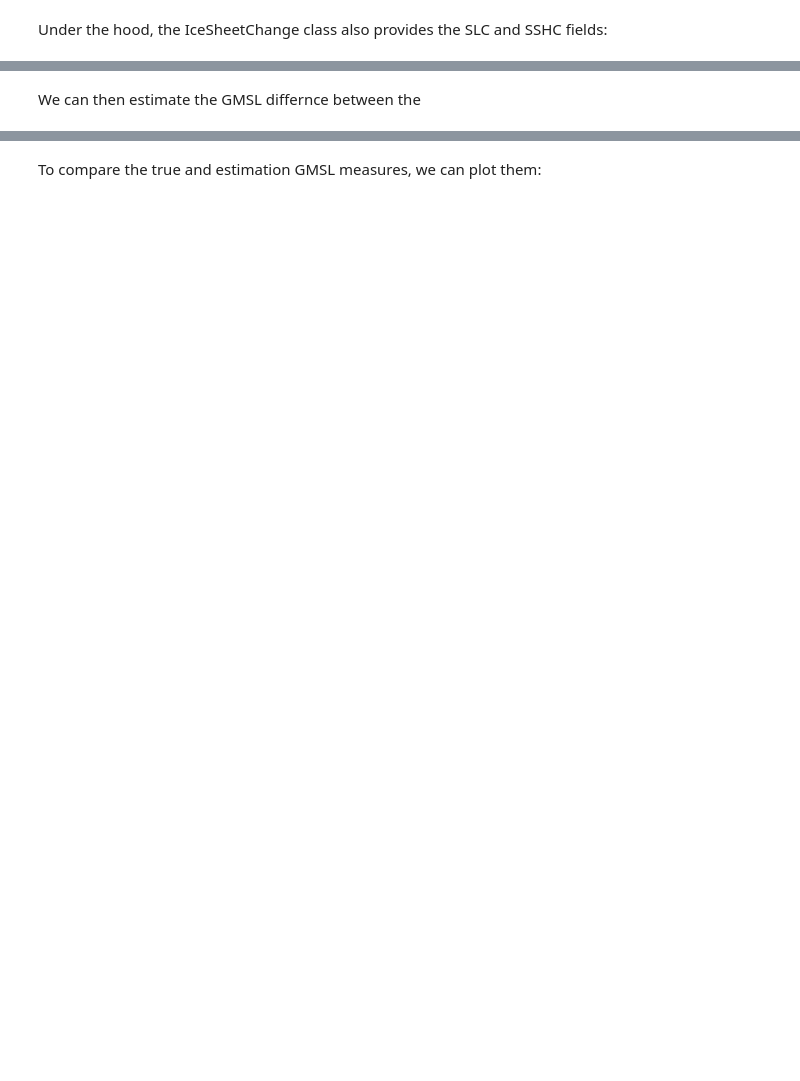
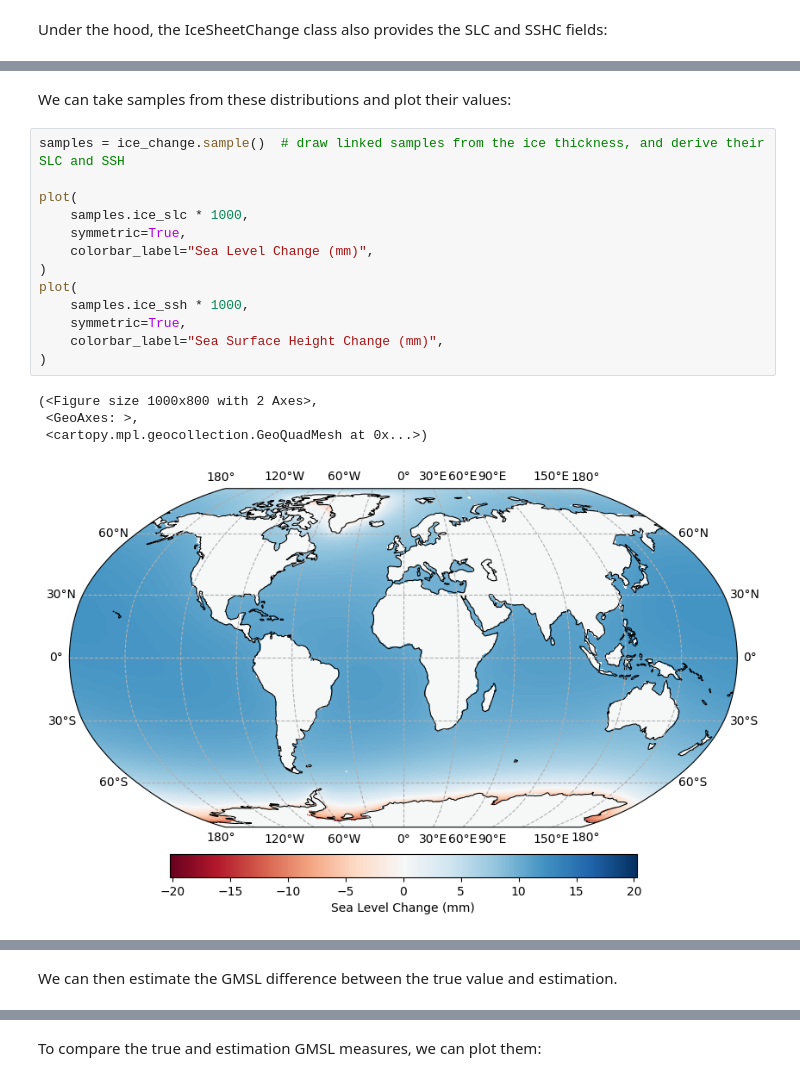
Before and after one commit to 0thomasholland/Part_III_Project, a Jupyter notebook: notebooks/01 - Sea Surface Height.ipynb, the cells around one changed output, grey strips where cells are left out. Cells and saved outputs as stored; diff of their text form; blank space fills up the shorter version.

```diff
--- a/notebooks/01 - Sea Surface Height.ipynb
+++ b/notebooks/01 - Sea Surface Height.ipynb
@@ -167,0 +182,20 @@ plot(
+# %% [markdown]
+We can take samples from these distributions and plot their values:
+# %%
+samples = ice_change.sample()  # draw linked samples from the ice thickness, and derive their SLC and SSH
+
+plot(
+    samples.ice_slc * 1000,
+    symmetric=True,
+    colorbar_label="Sea Level Change (mm)",
+)
+plot(
+    samples.ice_ssh * 1000,
+    symmetric=True,
+    colorbar_label="Sea Surface Height Change (mm)",
+)
+# %% [output]
+(<Figure size 1000x800 with 2 Axes>,
+ <GeoAxes: >,
+ <cartopy.mpl.geocollection.GeoQuadMesh at 0x...>)
+[figure, added]
@@ -168,3 +203,3 @@ plot(
 # %% [markdown]
-We can then estimate the GMSL differnce between the
+We can then estimate the GMSL difference between the true value and estimation.
 # %%
```
Also changed, not shown: parts of 21 cells of this notebook.
